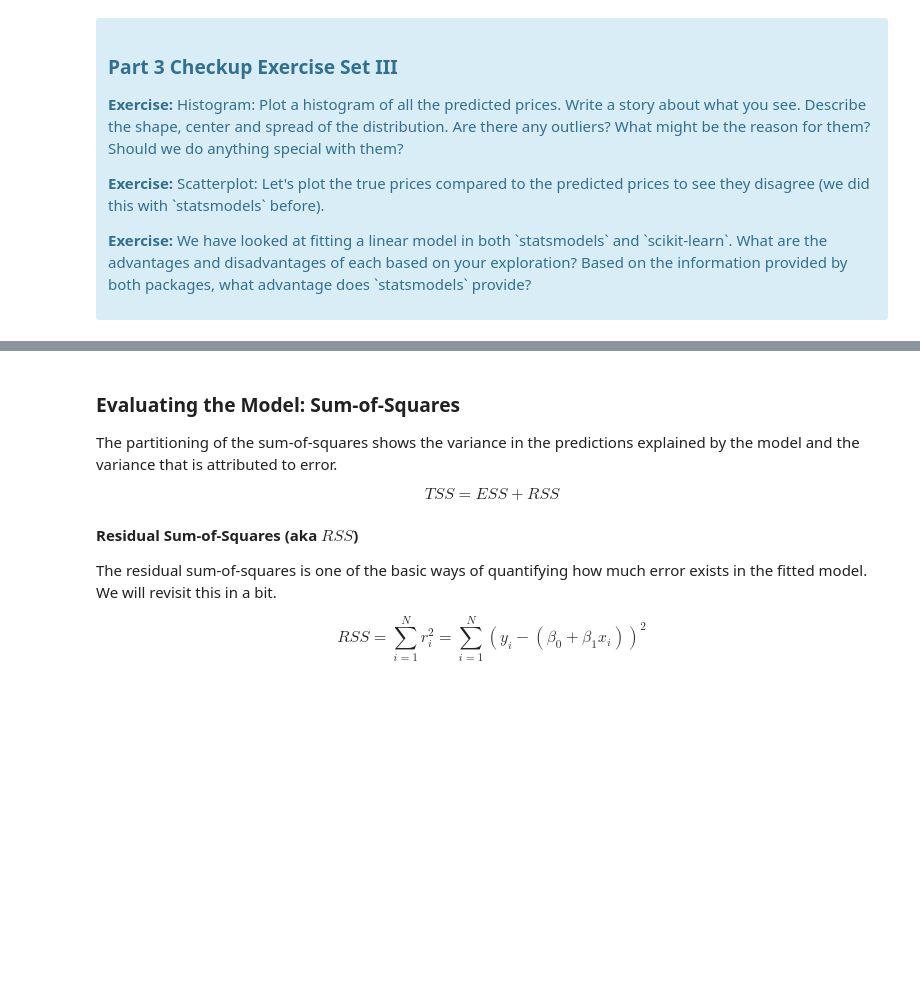
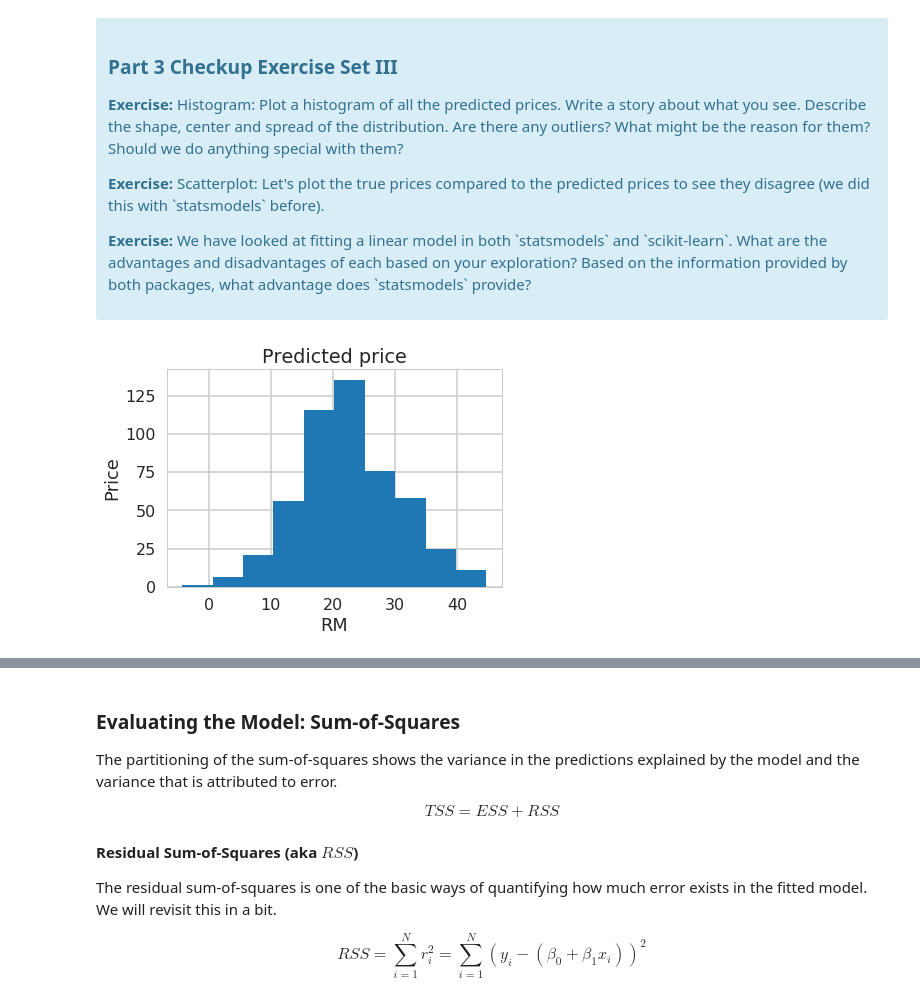
Before and after one commit to prastutpandey/Springboard, a Jupyter notebook: Mini_Project_Linear_Regression.ipynb, the cells around one changed output, grey strips where cells are left out. Cells and saved outputs as stored; diff of their text form; code cells hidden in the pictures; blank space fills up the shorter version.

```diff
--- a/Mini_Project_Linear_Regression.ipynb
+++ b/Mini_Project_Linear_Regression.ipynb
@@ -542,0 +573,10 @@ lm.predict(X)[0:5]
+# %%
+# your turn
+prdtd = lm.predict(X)
+plt.hist(prdtd)
+plt.title("Predicted price")
+plt.xlabel("RM")
+plt.ylabel("Price")
+plt.show()
+# %% [output]
+[figure, added]
```
Also changed, not shown: parts of 34 cells of this notebook.
